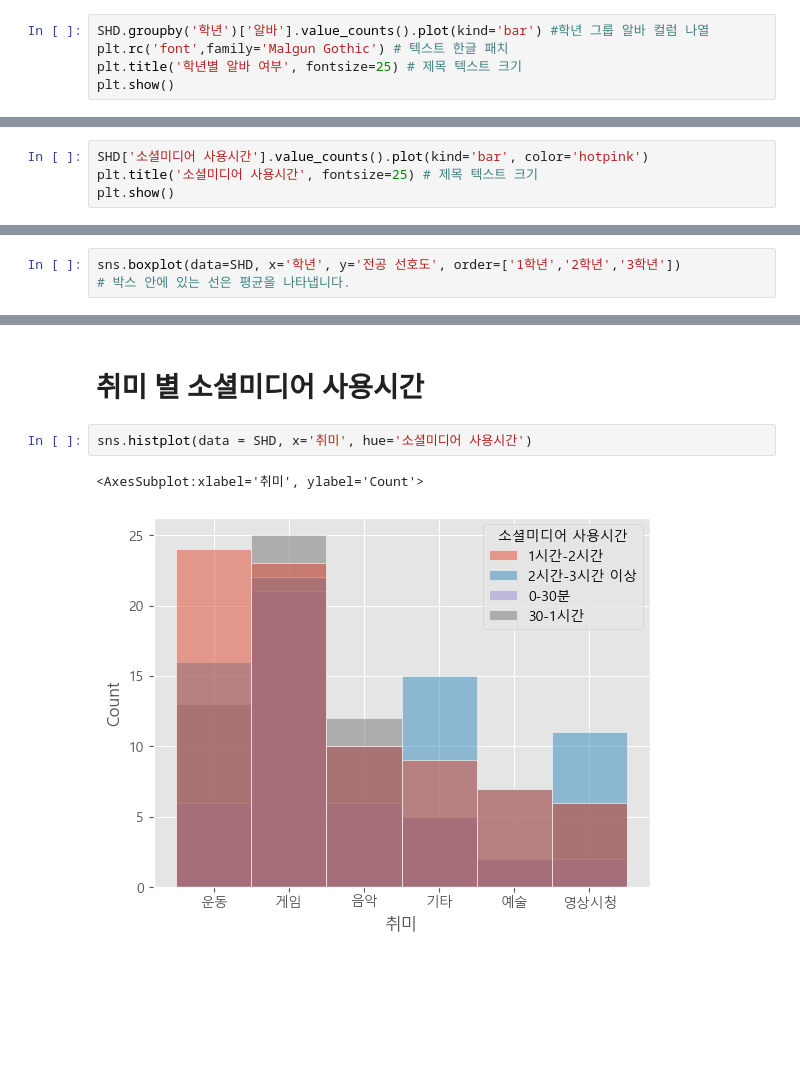
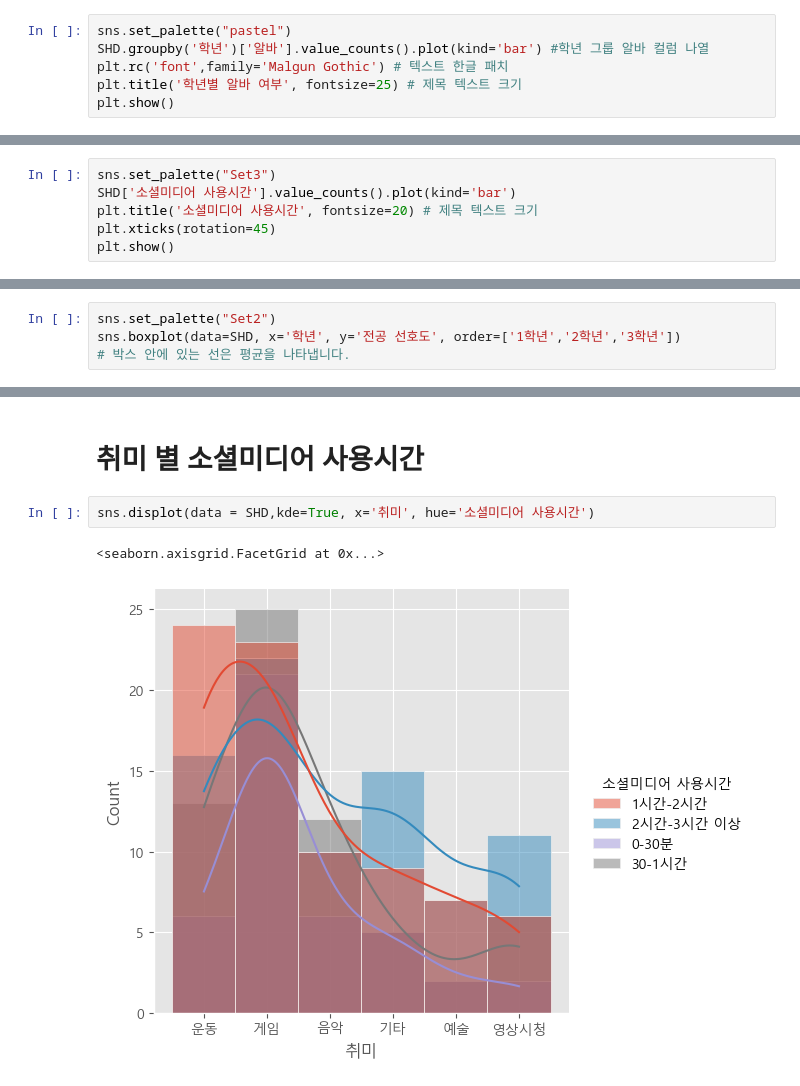
Before and after one commit to minseok06/PPP, a Jupyter notebook: 실전 준비_민친.ipynb, the cells around one changed output, grey strips where cells are left out. Cells and saved outputs as stored; diff of their text form; blank space fills up the shorter version.

```diff
--- a/실전 준비_민친.ipynb
+++ b/실전 준비_민친.ipynb
@@ -105,6 +105,7 @@ SHD_3 = SHD[SHD['학년']=='3학년'] # 3학년 데이터만 추출(변수 저
 # %% [markdown]
 # 그래프 예시 테스트
 # %%
+sns.set_palette("pastel")
 SHD.groupby('학년')['알바'].value_counts().plot(kind='bar') #학년 그룹 알바 컬럼 나열
 plt.rc('font',family='Malgun Gothic') # 텍스트 한글 패치
 plt.title('학년별 알바 여부', fontsize=25) # 제목 텍스트 크기
@@ -114,7 +115,9 @@ plt.show()
 # %% [markdown]
 # 전학년 소셜미디어 사용시간
 # %%
-SHD['소셜미디어 사용시간'].value_counts().plot(kind='bar', color='hotpink')
-plt.title('소셜미디어 사용시간', fontsize=25) # 제목 텍스트 크기
+sns.set_palette("Set3")
+SHD['소셜미디어 사용시간'].value_counts().plot(kind='bar')
+plt.title('소셜미디어 사용시간', fontsize=20) # 제목 텍스트 크기
+plt.xticks(rotation=45)
 plt.show()
 # %% [output]
@@ -127,6 +138,7 @@ plt.show()
 
 # 평균적으로 10점 만점 중 6점이다.
 # %%
+sns.set_palette("Set2")
 sns.boxplot(data=SHD, x='학년', y='전공 선호도', order=['1학년','2학년','3학년'])
 # 박스 안에 있는 선은 평균을 나타냅니다.
 # %% [output]
@@ -193,7 +226,7 @@ plt.matplotlib.style.use('ggplot')
 # %% [markdown]
 # 취미 별 소셜미디어 사용시간
 # %%
-sns.histplot(data = SHD, x='취미', hue='소셜미디어 사용시간')
+sns.displot(data = SHD,kde=True, x='취미', hue='소셜미디어 사용시간')
 # %% [output]
-<AxesSubplot:xlabel='취미', ylabel='Count'>
+<seaborn.axisgrid.FacetGrid at 0x...>
-[figure, old version]
+[figure, new version]
```
Also changed, not shown: parts of 11 cells of this notebook.
